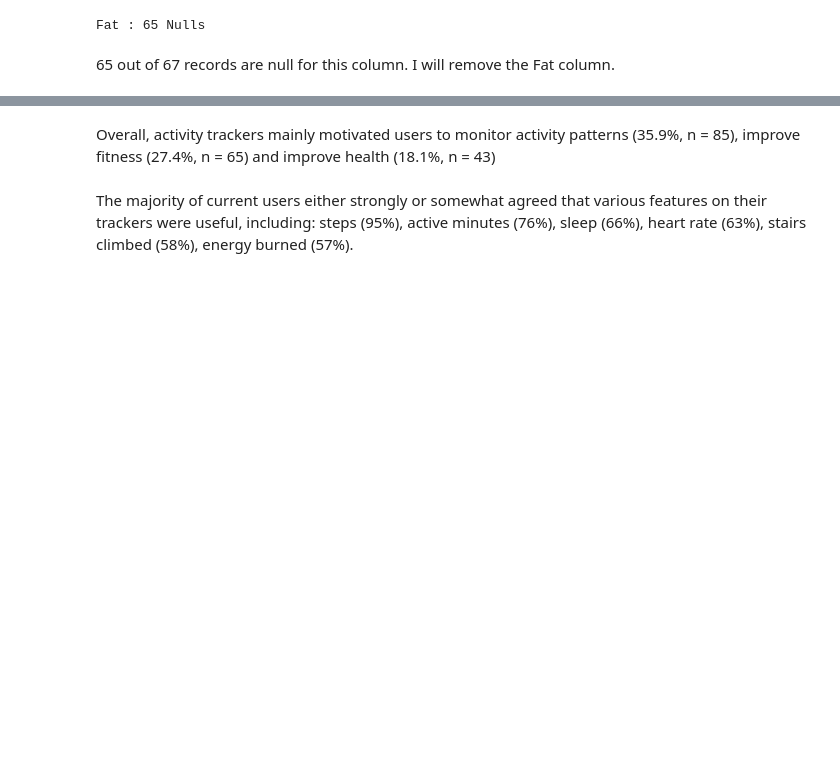
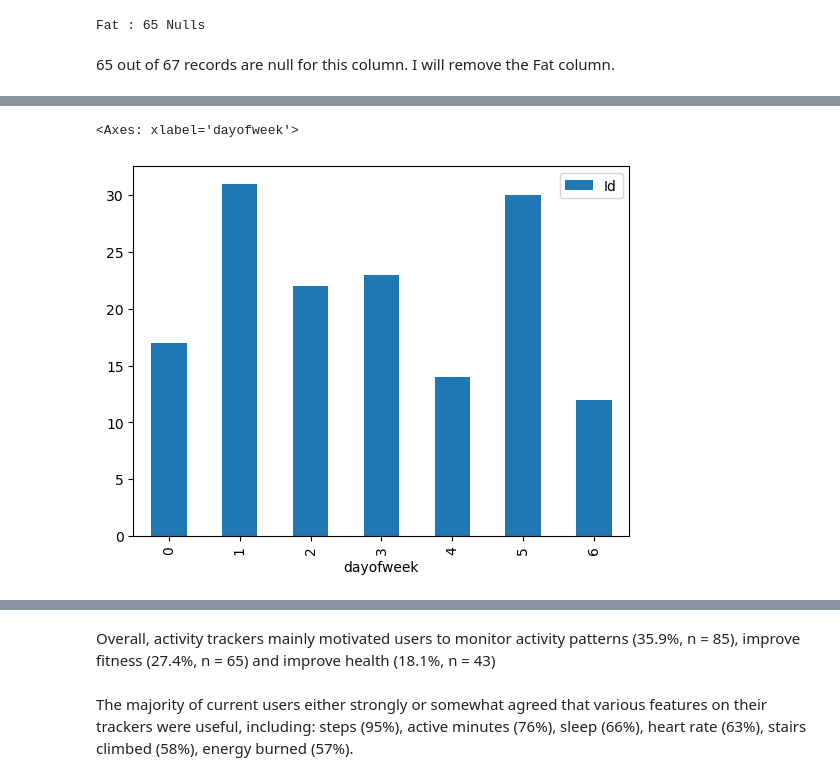
Before and after one commit to PaigeCrossley/Kaggle, a Jupyter notebook: case-study-bellabeat.ipynb, the cells around one changed output, grey strips where cells are left out. Cells and saved outputs as stored; diff of their text form; code cells hidden in the pictures; blank space fills up the shorter version.

```diff
--- a/case-study-bellabeat.ipynb
+++ b/case-study-bellabeat.ipynb
@@ -291,0 +603,7 @@ Wanted to check conversion between Kg to Lb but its a messy conversion. Unable t
+# %%
+# Adding columns for the day of the week (num) and week number so each week can be identified
+
+daily_df['dayofweek'] = daily_df['ActivityDate'].dt.weekday
+daily_df['weeknum'] = daily_df['ActivityDate'].dt.isocalendar().week
+
+daily_df
@@ -291,0 +624,14 @@ Wanted to check conversion between Kg to Lb but its a messy conversion. Unable t
+# %%
+# Get max steps per week, find day of week
+# Plot frequency of each day being the max to show which days are people most active
+
+rm_zeros = daily_df.query("TotalSteps > 0") # remove rows where total steps are 0
+
+max_steps_msk = rm_zeros.groupby(['Id','weeknum'])['TotalSteps'].transform('max') == rm_zeros['TotalSteps'] # Boolean mask that tells me which rows are the max steps for each user per week, I can use this to filter the df and find which day of the week that is - borrowed from [1]
+max_steps = rm_zeros.loc[max_steps_msk, ['Id','dayofweek']] # Find day of the week for each max
+
+max_count = max_steps.groupby(['dayofweek']).count() # Count frequency of each day
+max_count.plot(kind='bar')
+# %% [output]
+<Axes: xlabel='dayofweek'>
+[figure, added]
```
Also changed, not shown: parts of 124 cells of this notebook.
